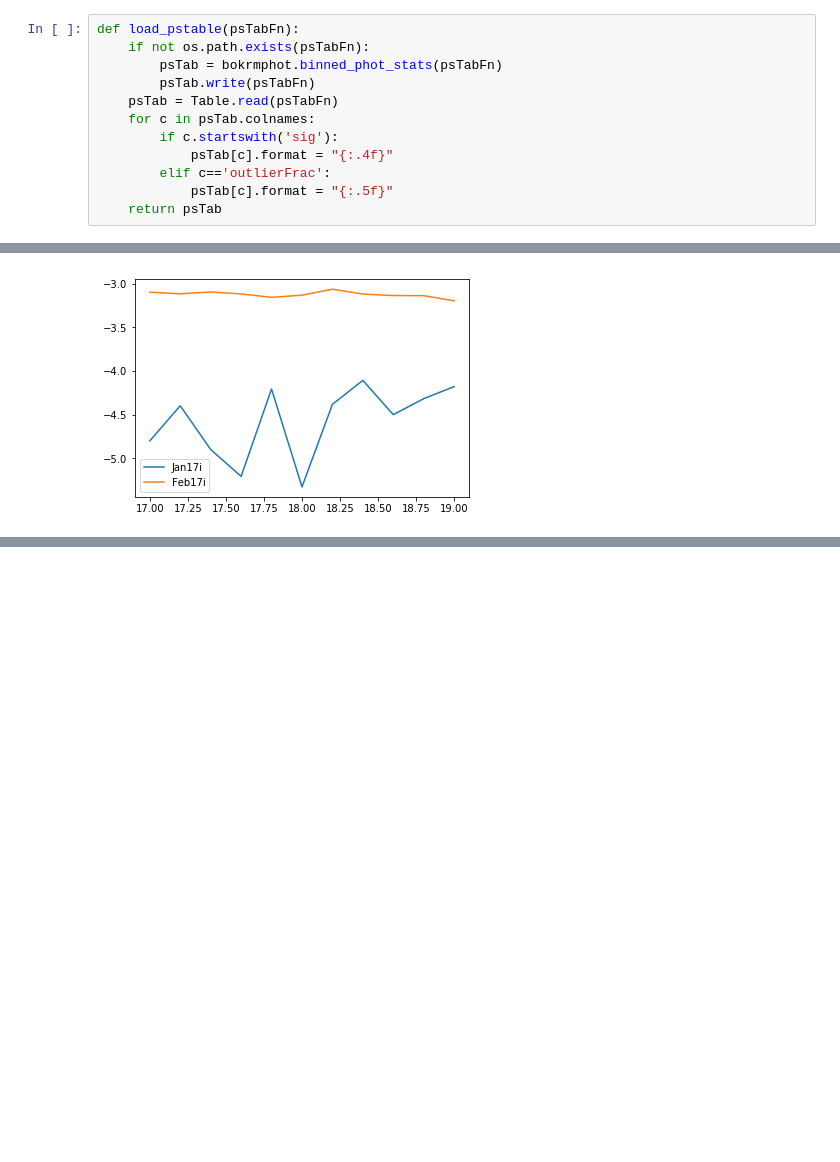
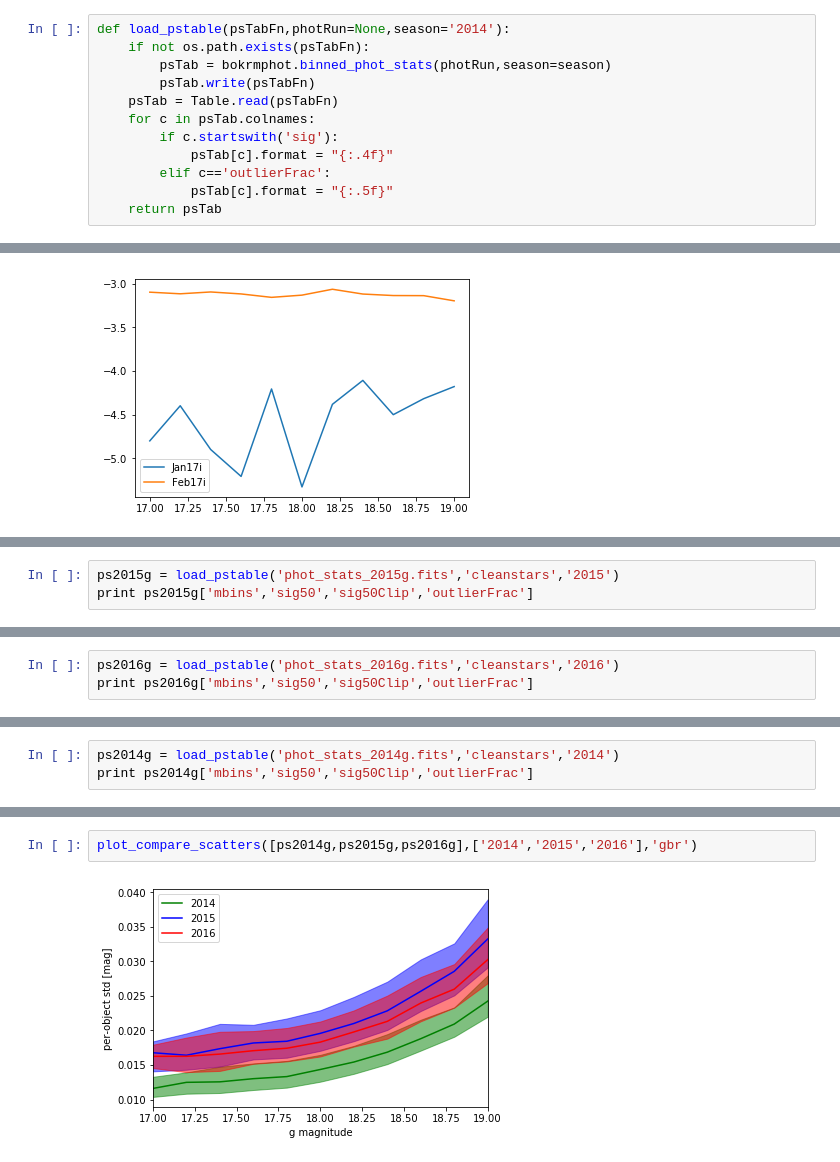
Before and after one commit to imcgreer/idmrm, a Jupyter notebook: notebooks/BokPhotAnalysis.ipynb, the cells around one changed output, grey strips where cells are left out. Drawn from its saved outputs; the diff is of its cells as text; blank space fills up the shorter version.

```diff
--- a/notebooks/BokPhotAnalysis.ipynb
+++ b/notebooks/BokPhotAnalysis.ipynb
@@ -10,9 +10,9 @@ _ = os.environ.setdefault('BOKRMDIR','..')
 # %% [output]
 Populating the interactive namespace from numpy and matplotlib
 # %%
-def load_pstable(psTabFn):
+def load_pstable(psTabFn,photRun=None,season='2014'):
     if not os.path.exists(psTabFn):
-        psTab = bokrmphot.binned_phot_stats(psTabFn)
+        psTab = bokrmphot.binned_phot_stats(photRun,season=season)
         psTab.write(psTabFn)
     psTab = Table.read(psTabFn)
     for c in psTab.colnames:
@@ -154,0 +157,3 @@ legend()
+# %%
+ps2015g = load_pstable('phot_stats_2015g.fits','cleanstars','2015')
+print ps2015g['mbins','sig50','sig50Clip','outlierFrac']
@@ -154,0 +174,3 @@ legend()
+# %%
+ps2016g = load_pstable('phot_stats_2016g.fits','cleanstars','2016')
+print ps2016g['mbins','sig50','sig50Clip','outlierFrac']
@@ -154,0 +191,3 @@ legend()
+# %%
+ps2014g = load_pstable('phot_stats_2014g.fits','cleanstars','2014')
+print ps2014g['mbins','sig50','sig50Clip','outlierFrac']
@@ -154,0 +208,4 @@ legend()
+# %%
+plot_compare_scatters([ps2014g,ps2015g,ps2016g],['2014','2015','2016'],'gbr')
+# %% [output]
+[figure, added]
```
Also changed, not shown: parts of 5 cells of this notebook.
